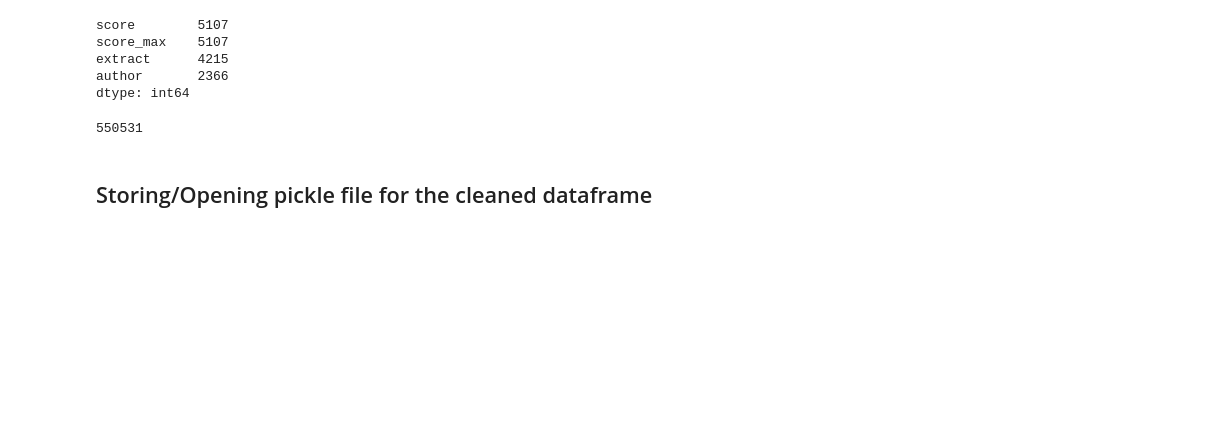
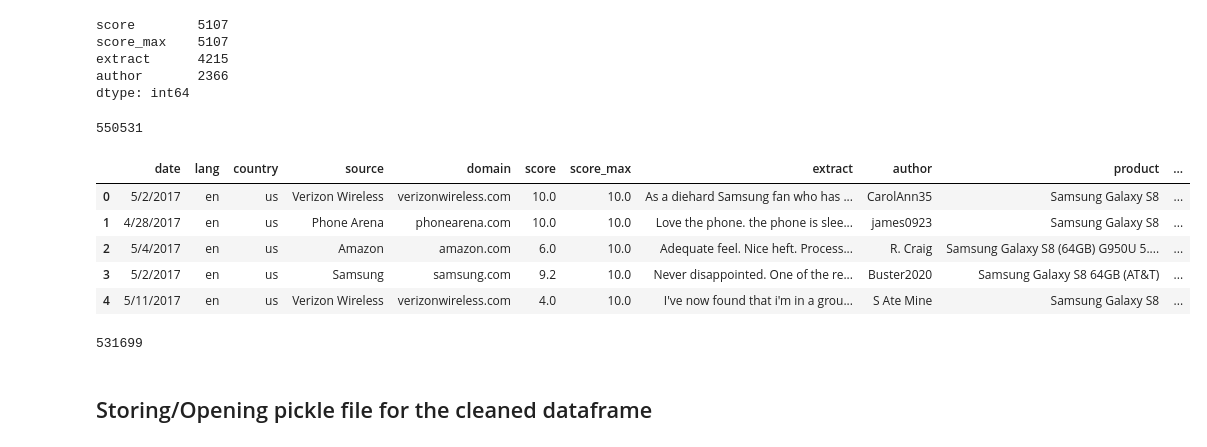
Before and after one commit to ngohngoh/phone-reviews-analysis, a Jupyter notebook: Sentiment Analysis (Pre-LDA).ipynb, the cells around one changed output. Drawn from its saved outputs; the diff is of its cells as text; code cells hidden in the pictures; blank space fills up the shorter version.

Commit message:
Update Sentiment Analysis (Pre-LDA).ipynb
Dropped cell phone reviews that were published before 2007. Added code for downloading dataframe as csv.

```diff
--- a/Sentiment Analysis (Pre-LDA).ipynb
+++ b/Sentiment Analysis (Pre-LDA).ipynb
@@ -7,7 +7,10 @@ import pandas as pd
 import os
 import datetime
 # %%
-data_dir = 'C:/Users/coskl/Desktop/Text Mining/Project/14-million-cell-phone-reviews/'
+'''data_dir = 'C:/Users/coskl/Desktop/Text Mining/Project/14-million-cell-phone-reviews/'
+'''
+data_dir = 'C:/Users/Eugene/Desktop/Modules/Text Mining and Language Processing (IS450)/Project/Potential datasets/14-million-cell-phone-reviews/'
+
 reviews_files = os.listdir(data_dir)
 
 reviews_df = pd.DataFrame()
@@ -161,6 +171,32 @@ cleaned_df.dropna(subset=['extract'], inplace=True)
 len(cleaned_df)
 # %% [output]
 550531
+# %%
+cleaned_df.head()
+# %% [output]
+|  | date | lang | country | source | domain | score | score_max | extract | author | product | ... |
+| 0 | 5/2/2017 | en | us | Verizon Wireless | verizonwireless.com | 10.0 | 10.0 | As a diehard Samsung fan who has ... | CarolAnn35 | Samsung Galaxy S8 | ... |
+| 1 | 4/28/2017 | en | us | Phone Arena | phonearena.com | 10.0 | 10.0 | Love the phone. the phone is slee... | james0923 | Samsung Galaxy S8 | ... |
+| 2 | 5/4/2017 | en | us | Amazon | amazon.com | 6.0 | 10.0 | Adequate feel. Nice heft. Process... | R. Craig | Samsung Galaxy S8 (64GB) G950U 5.... | ... |
+| 3 | 5/2/2017 | en | us | Samsung | samsung.com | 9.2 | 10.0 | Never disappointed. One of the re... | Buster2020 | Samsung Galaxy S8 64GB (AT&T) | ... |
+| 4 | 5/11/2017 | en | us | Verizon Wireless | verizonwireless.com | 4.0 | 10.0 | I've now found that i'm in a grou... | S Ate Mine | Samsung Galaxy S8 | ... |
+# %%
+#Removing pre-2007 reviews
+date_list = cleaned_df.loc[:,'date'].tolist()
+year_list = []
+for dates in date_list:
+    year = dates[-4:]
+    if (int(year)>=2007):
+        year_list.append(year)
+    else:
+        year_list.append("drop")
+
+cleaned_df.insert(0, 'year', year_list)
+cleaned_df.drop( cleaned_df[ cleaned_df['year'] == "drop" ].index , inplace=True)
+cleaned_df.drop(['year'], axis=1, inplace = True)
+len(cleaned_df)
+# %% [output]
+531699
 # %% [markdown]
 ## Storing/Opening pickle file for the cleaned dataframe
 # %%
```
Also changed, not shown: parts of 4 cells of this notebook.
